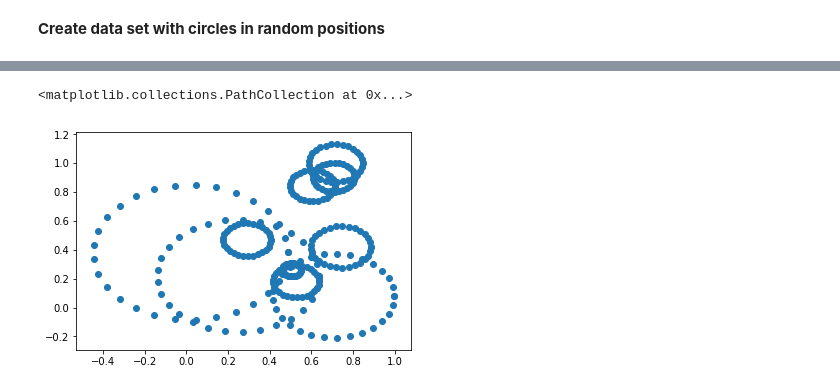
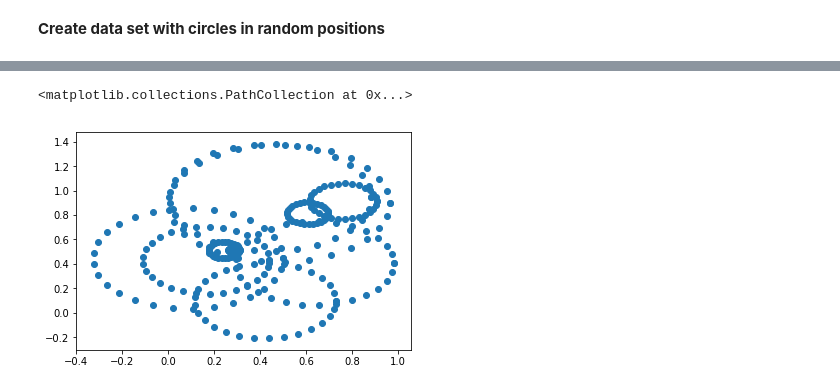
Before and after one commit to dcarmod2/PersHomNoSimplices, a Jupyter notebook: Prepare_data.ipynb, the cells around one changed output, grey strips where cells are left out. Saved outputs shown, nothing was run; the diff lists cells and outputs as text; code cells hidden in the pictures.

```diff
--- a/Prepare_data.ipynb
+++ b/Prepare_data.ipynb
@@ -231,5 +244,5 @@ for coeff,ind in sorted_max_data:
 # %%
-plt.scatter(inputs[9][:,0],inputs[9][:,1])
+plt.scatter(inputs[16][:,0],inputs[16][:,1])
 # %% [output]
 <matplotlib.collections.PathCollection at 0x...>
-[figure, old version]
+[figure, new version]
```
Also changed, not shown: parts of 9 cells of this notebook.
